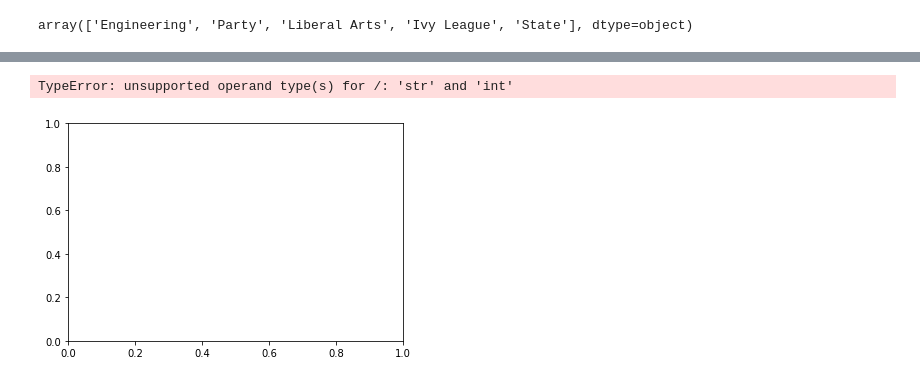
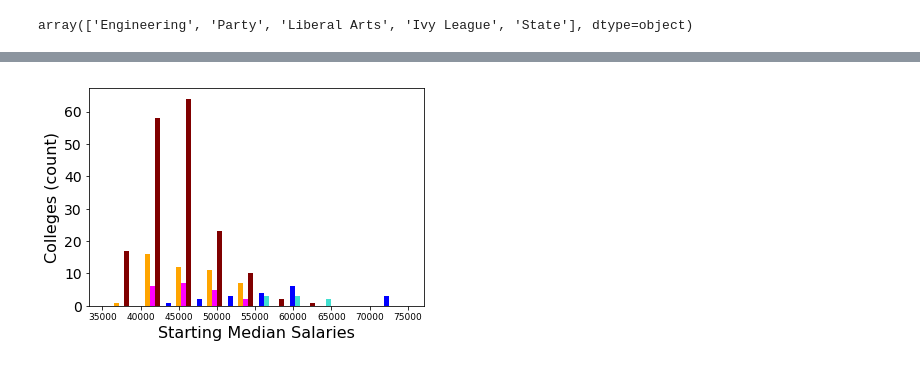
Before and after one commit to elliebenn/Thinkful-DS-Prep-Course, a Jupyter notebook: Thinkful-Prep-Capstone.ipynb, the cells around one changed output, grey strips where cells are left out. Drawn from its saved outputs; the diff is of its cells as text; code cells hidden in the pictures.

```diff
--- a/Thinkful-Prep-Capstone.ipynb
+++ b/Thinkful-Prep-Capstone.ipynb
@@ -55,5 +74,19 @@ college.groupby('type').boxplot('start_med')
-# %%
-college.boxplot('start_med', by='type')
-# %% [output]
-TypeError: unsupported operand type(s) for /: 'str' and 'int'
-[figure, removed]
+# %%
+# Let's see it in histogram form
+
+Eng = college[college['type'] == "Engineering"]['start_med']
+Ivy = college[college['type'] == "Ivy League"]['start_med']
+LibArts = college[college['type'] == "Liberal Arts"]['start_med']
+Party = college[college['type'] == "Party"]['start_med']
+State = college[college['type'] == "State"]['start_med']
+
+start_med_hist = plt.hist([Eng, Ivy, LibArts, Party, State], color = ['blue','turquoise', 'orange', 'magenta','maroon'])
+
+plt.xlabel("Starting Median Salaries", fontsize=16)
+plt.ylabel("Colleges (count)", fontsize=16)
+plt.xticks(fontsize=9)
+plt.yticks(fontsize=14)
+
+plt.show()
+# %% [output]
+[figure, added]
```
Also changed, not shown: parts of 15 cells of this notebook.
